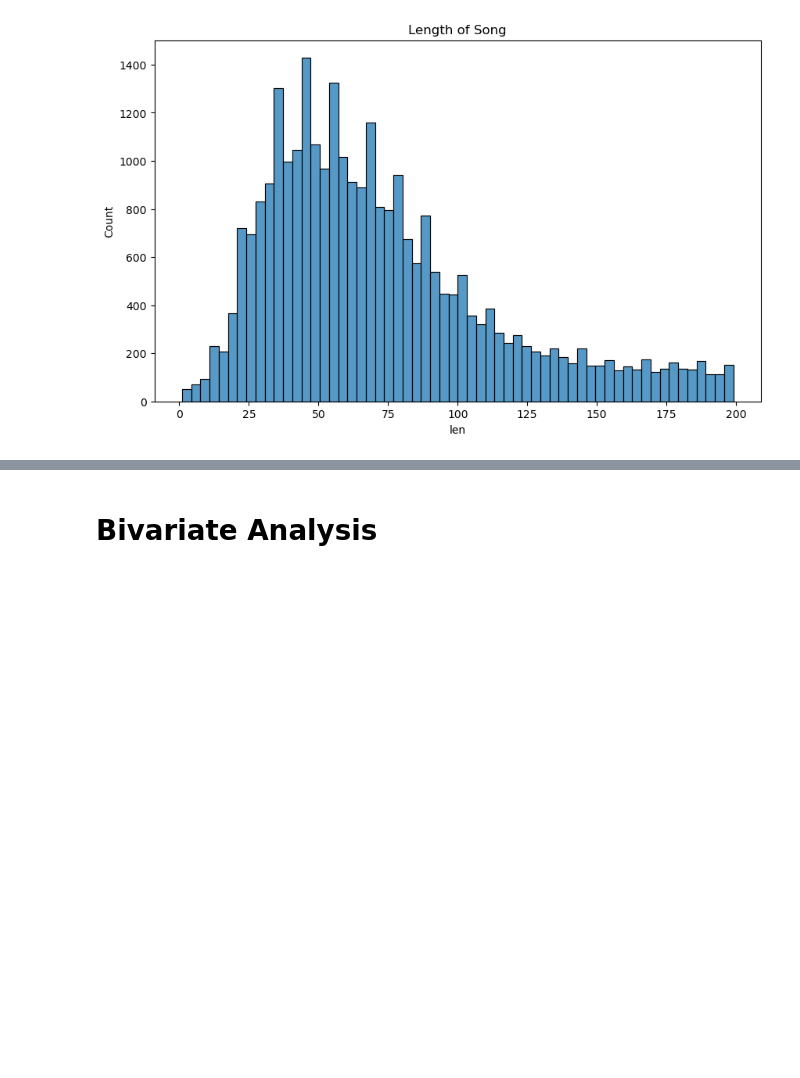
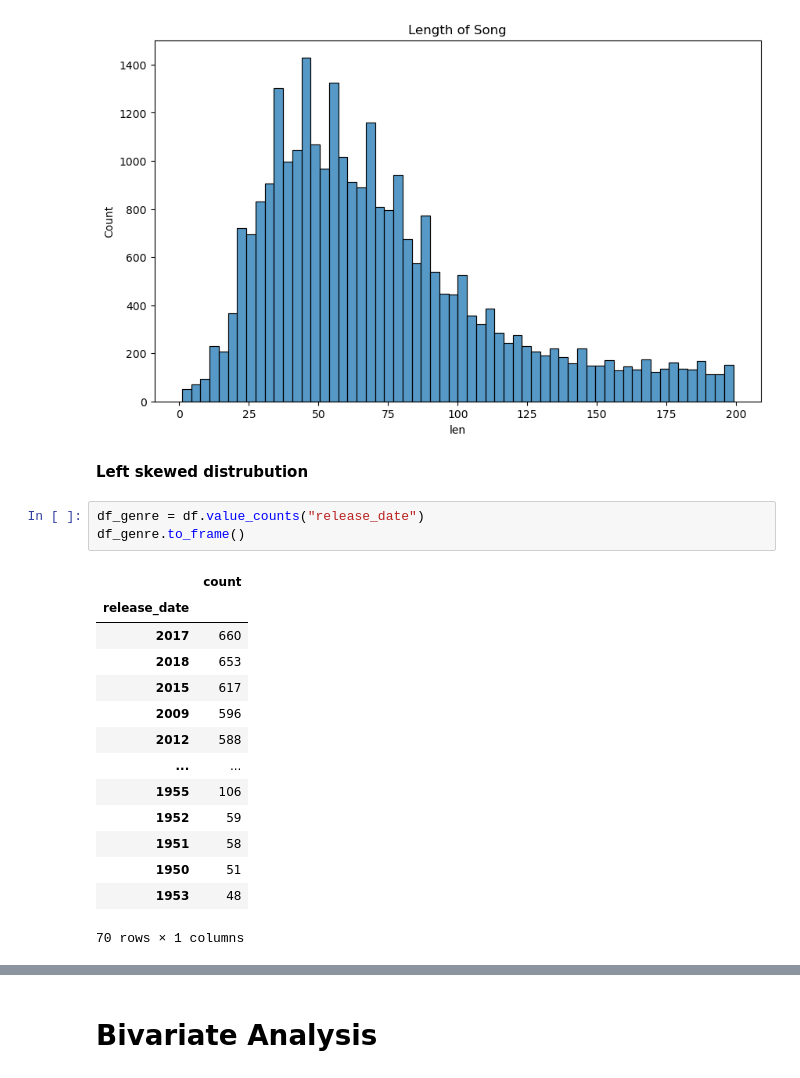
Before and after one commit to MaimunaBawa/Music_Recommendation_Algorithm, a Jupyter notebook: EDA-1.ipynb, the cells around one changed output, grey strips where cells are left out. Drawn from its saved outputs; the diff is of its cells as text; blank space fills up the shorter version.

```diff
--- a/EDA-1.ipynb
+++ b/EDA-1.ipynb
@@ -190,3 +190,23 @@ plt.title("Length of Song",loc= "center")
 plt.show()
 # %% [output]
 [figure]
+# %% [markdown]
+ **Left skewed distrubution**
+# %%
+df_genre = df.value_counts("release_date")
+df_genre.to_frame()
+# %% [output]
+|  | count |
+| release_date |  |
+| 2017 | 660 |
+| 2018 | 653 |
+| 2015 | 617 |
+| 2009 | 596 |
+| 2012 | 588 |
+| ... | ... |
+| 1955 | 106 |
+| 1952 | 59 |
+| 1951 | 58 |
+| 1950 | 51 |
+| 1953 | 48 |
+70 rows × 1 columns
```
Also changed, not shown: parts of 3 cells of this notebook.
